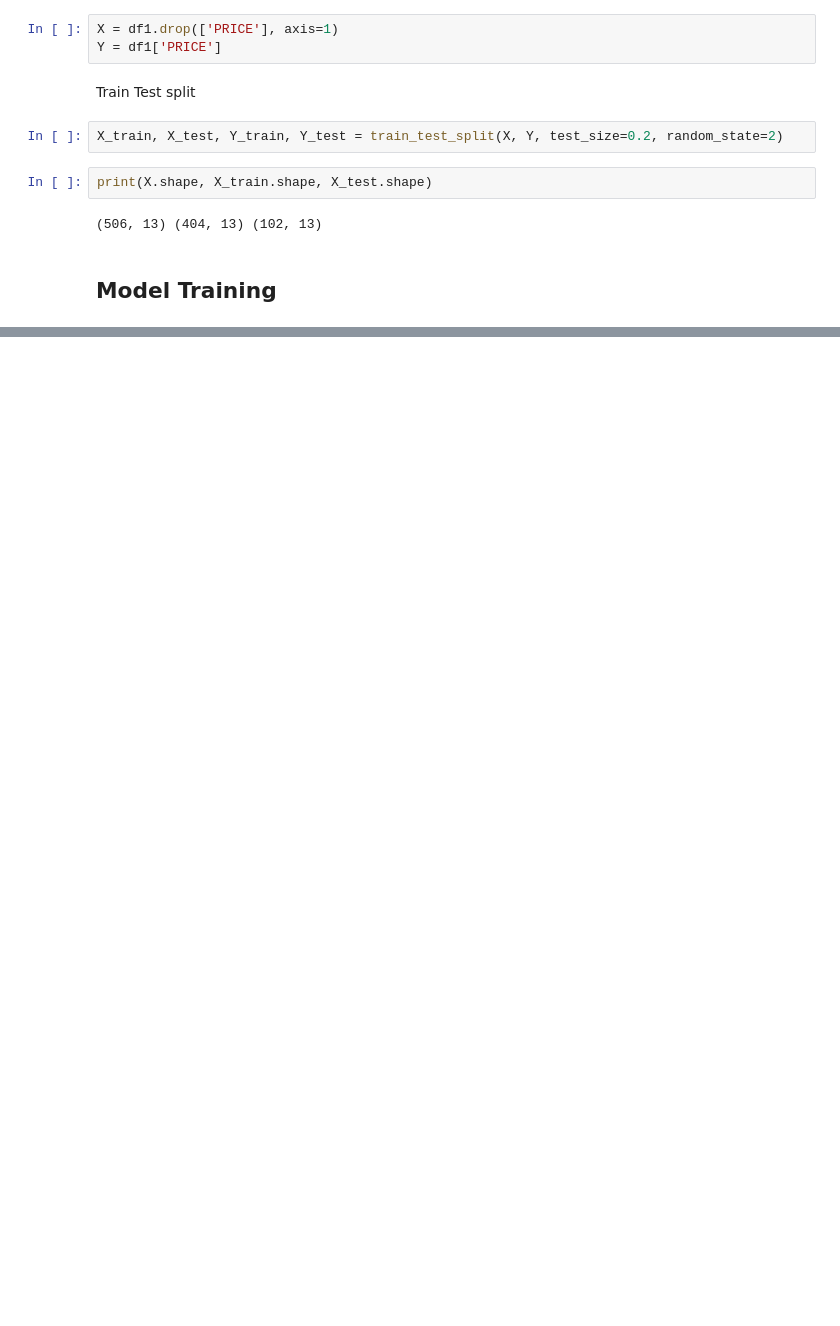
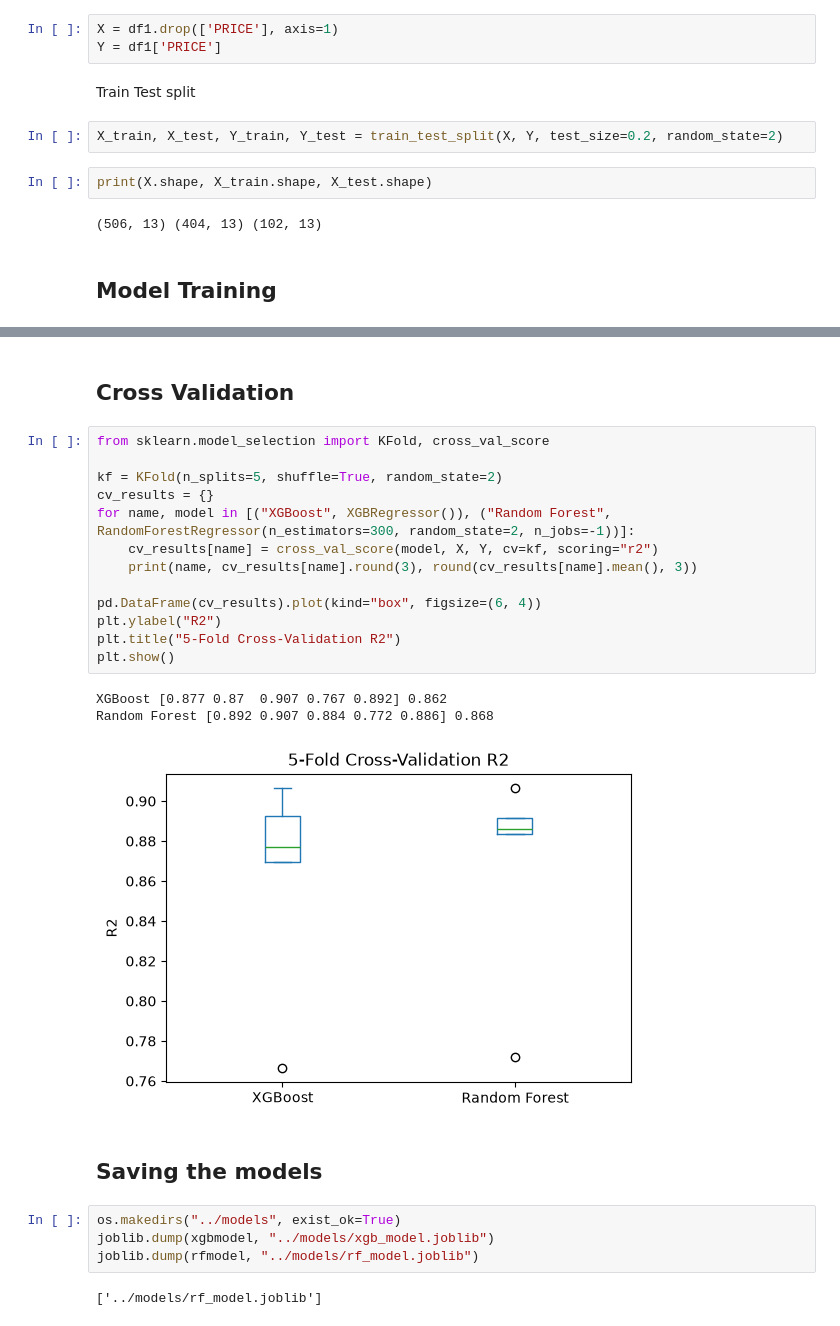
Before and after one commit to Hirukadeven07/House-Price-Prediction, a Jupyter notebook: notebooks/modeling.ipynb, the cells around one changed output, grey strips where cells are left out. Cells and saved outputs as stored; diff of their text form; blank space fills up the shorter version.

```diff
--- a/notebooks/modeling.ipynb
+++ b/notebooks/modeling.ipynb
@@ -42,0 +195,27 @@ print(X.shape, X_train.shape, X_test.shape)
+# %% [markdown]
+## Cross Validation
+# %%
+from sklearn.model_selection import KFold, cross_val_score
+
+kf = KFold(n_splits=5, shuffle=True, random_state=2)
+cv_results = {}
+for name, model in [("XGBoost", XGBRegressor()), ("Random Forest", RandomForestRegressor(n_estimators=300, random_state=2, n_jobs=-1))]:
+    cv_results[name] = cross_val_score(model, X, Y, cv=kf, scoring="r2")
+    print(name, cv_results[name].round(3), round(cv_results[name].mean(), 3))
+
+pd.DataFrame(cv_results).plot(kind="box", figsize=(6, 4))
+plt.ylabel("R2")
+plt.title("5-Fold Cross-Validation R2")
+plt.show()
+# %% [output]
+XGBoost [0.877 0.87  0.907 0.767 0.892] 0.862
+Random Forest [0.892 0.907 0.884 0.772 0.886] 0.868
+[figure, added]
+# %% [markdown]
+## Saving the models
+# %%
+os.makedirs("../models", exist_ok=True)
+joblib.dump(xgbmodel, "../models/xgb_model.joblib")
+joblib.dump(rfmodel, "../models/rf_model.joblib")
+# %% [output]
+['../models/rf_model.joblib']
```
Also changed, not shown: parts of 19 cells of this notebook.
